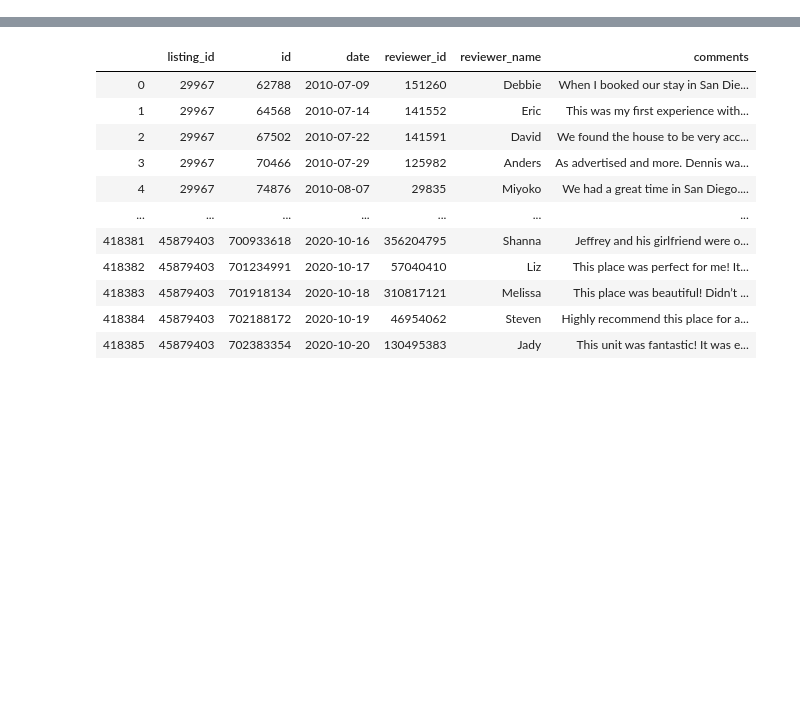
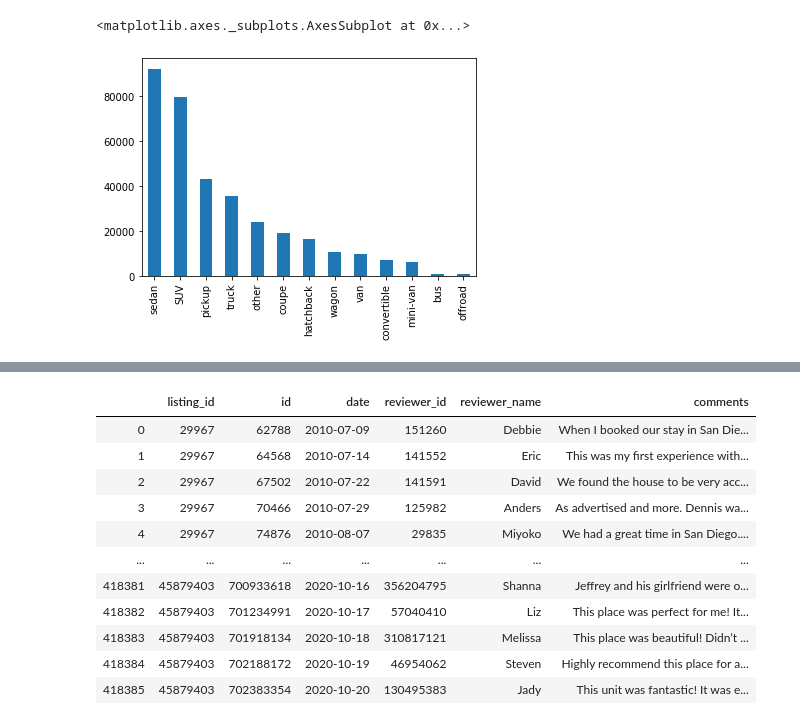
Before and after one commit to ajf01/cse158-assignment2, a Jupyter notebook: CSE158 Assignment 2.ipynb, the cells around one changed output, grey strips where cells are left out. Drawn from its saved outputs; the diff is of its cells as text; code cells hidden in the pictures; blank space fills up the shorter version.

```diff
--- a/CSE158 Assignment 2.ipynb
+++ b/CSE158 Assignment 2.ipynb
@@ -32,3 +34,8 @@ def readJSON(path):
 def parseData(path):
     for l in gzip.open(path, 'r+'):
         yield eval(l)
+# %%
+cars = pd.read_csv('vehicles.csv')
+# %%
+temp = cars.drop(columns=['Unnamed: 0', 'url', 'region_url', 'VIN', 'image_url', 'lat','long','posting_date'])['type'].value_counts()
+cars.drop(columns=['Unnamed: 0', 'url', 'region_url', 'VIN', 'image_url', 'lat','long','posting_date'])['type'].value_counts()/sum(temp)
@@ -34,0 +75,5 @@ def parseData(path):
+# %%
+temp.plot(kind='bar')
+# %% [output]
+<matplotlib.axes._subplots.AxesSubplot at 0x...>
+[figure, added]
```
Also changed, not shown: parts of 62 cells of this notebook.
